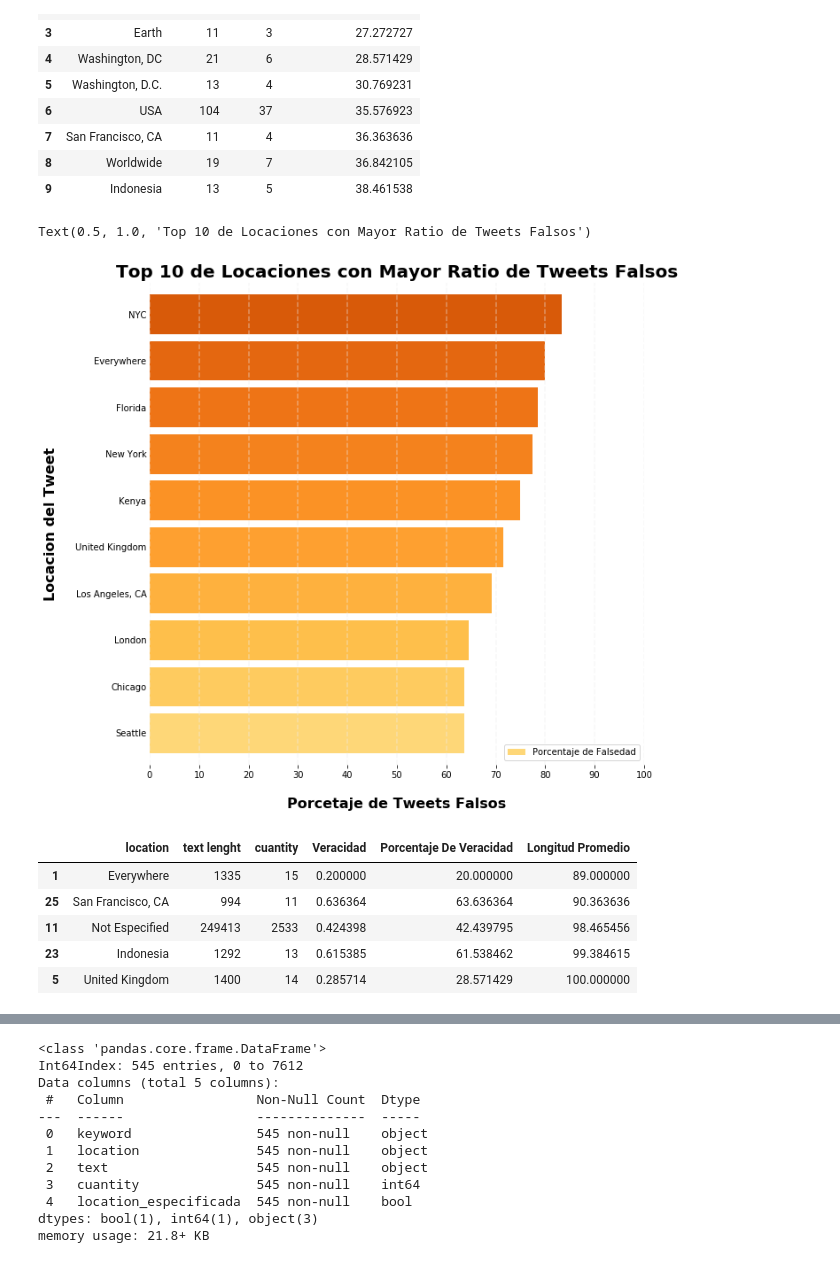
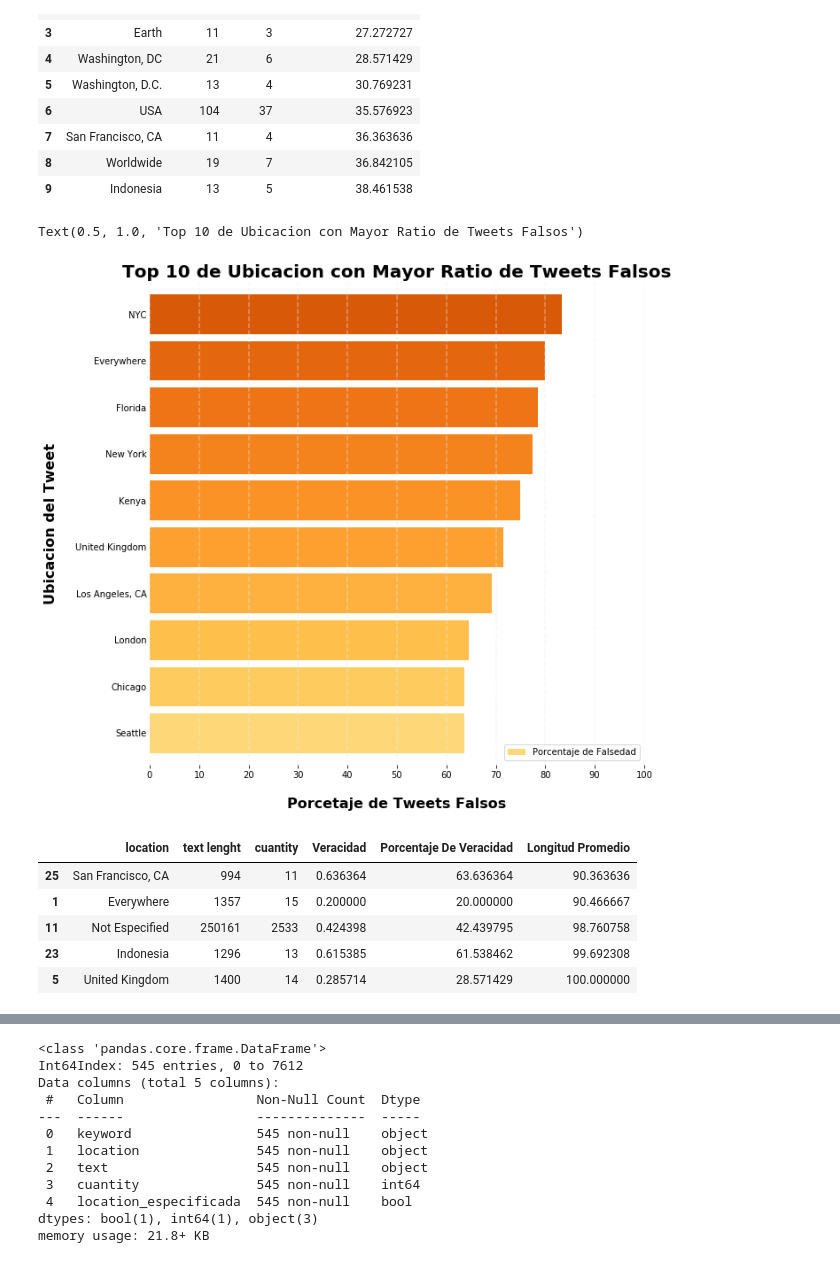
Before and after one commit to RiedelNicolas/TP1-Organizacion-de-Datos, a Jupyter notebook: Hugo.ipynb, the cells around one changed output, grey strips where cells are left out. Cells and saved outputs as stored; diff of their text form; code cells hidden in the pictures.

```diff
--- a/Hugo.ipynb
+++ b/Hugo.ipynb
@@ -4,7 +4,7 @@ import numpy as np
 import matplotlib.pyplot as plt
 import matplotlib.cm as cm
 
-tweets = pd.read_csv('csv/train.csv')
+tweets = pd.read_csv('csv/train.csv', encoding='latin-1')
 tweets.head()
 # %% [output]
 |  | id | keyword | location | text | target |
@@ -356,26 +356,26 @@ locations_with_more_than_10_false_tweets.head(10)
 # %%
 saltos = np.linspace(0.3, 0.7, 10)
 colores = (cm.get_cmap('YlOrBr'))(saltos)
 top10_plot = locations_with_more_than_10_false_tweets.tail(10).plot(kind='barh', y ='Porcentaje de Falsedad', x = 'location', figsize=(10,10), color=colores, width=0.85)
 
 plt.xticks(np.arange(0, 101, 10.0))
 plt.tick_params(axis='y', length=0)
 
 top10_plot.spines['right'].set_visible(False)
 top10_plot.spines['top'].set_visible(False)
 top10_plot.spines['left'].set_visible(False)
 top10_plot.spines['bottom'].set_visible(False)
 
 lineas = top10_plot.get_xticks()
 for i in lineas:
       top10_plot.axvline(x=i, linestyle='--', alpha=0.4, color='#eeeeee')
 
 top10_plot.set_xlabel("Porcetaje de Tweets Falsos", labelpad=20, weight='bold', size=16)
-top10_plot.set_ylabel("Locacion del Tweet", labelpad=20, weight='bold', size=16)
-top10_plot.set_title("Top 10 de Locaciones con Mayor Ratio de Tweets Falsos", weight='bold', size=20)
+top10_plot.set_ylabel("Ubicacion del Tweet", labelpad=20, weight='bold', size=16)
+top10_plot.set_title("Top 10 de Ubicacion con Mayor Ratio de Tweets Falsos", weight='bold', size=20)
 # %% [output]
-Text(0.5, 1.0, 'Top 10 de Locaciones con Mayor Ratio de Tweets Falsos')
+Text(0.5, 1.0, 'Top 10 de Ubicacion con Mayor Ratio de Tweets Falsos')
-[figure, old version]
+[figure, new version]
 # %%
 #De las locaciones con mas de 10 tweets, calculo cual es el promedio de longitud del texto para cada locacion
 locations_with_more_than_10_tweets['Longitud Promedio'] = locations_with_more_than_10_tweets['text lenght'] / locations_with_more_than_10_tweets['cuantity']
@@ -383,10 +383,10 @@ locations_with_more_than_10_tweets = locations_with_more_than_10_tweets.sort_val
 locations_with_more_than_10_tweets.head()
 # %% [output]
 |  | location | text lenght | cuantity | Veracidad | Porcentaje De Veracidad | Longitud Promedio |
-| 1 | Everywhere | 1335 | 15 | 0.200000 | 20.000000 | 89.000000 |
 | 25 | San Francisco, CA | 994 | 11 | 0.636364 | 63.636364 | 90.363636 |
-| 11 | Not Especified | 249413 | 2533 | 0.424398 | 42.439795 | 98.465456 |
-| 23 | Indonesia | 1292 | 13 | 0.615385 | 61.538462 | 99.384615 |
+| 1 | Everywhere | 1357 | 15 | 0.200000 | 20.000000 | 90.466667 |
+| 11 | Not Especified | 250161 | 2533 | 0.424398 | 42.439795 | 98.760758 |
+| 23 | Indonesia | 1296 | 13 | 0.615385 | 61.538462 | 99.692308 |
 | 5 | United Kingdom | 1400 | 14 | 0.285714 | 28.571429 | 100.000000 |
 # %%
 saltos = np.linspace(0.3, 0.7, 33)
```
Also changed, not shown: parts of 21 cells of this notebook.
